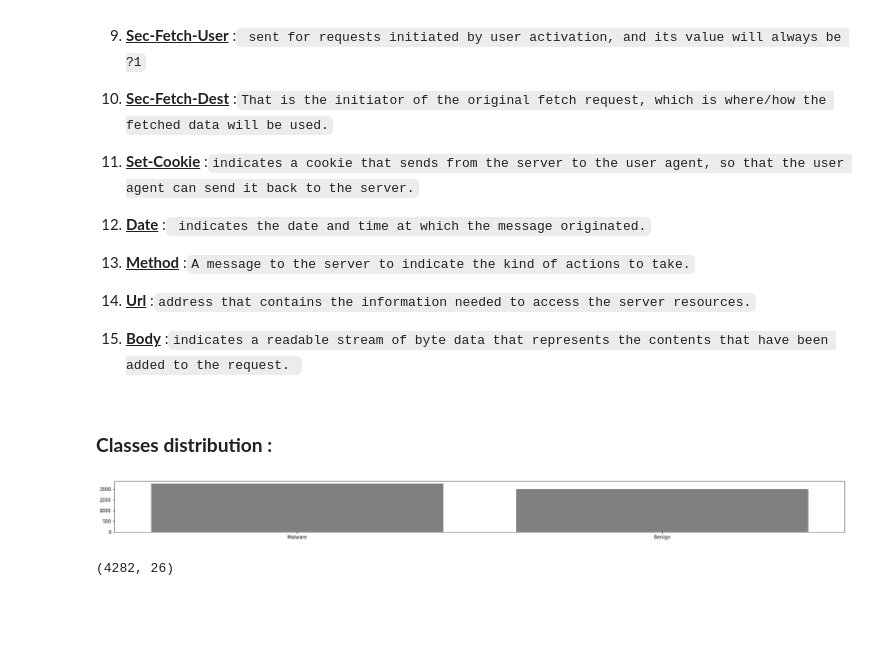
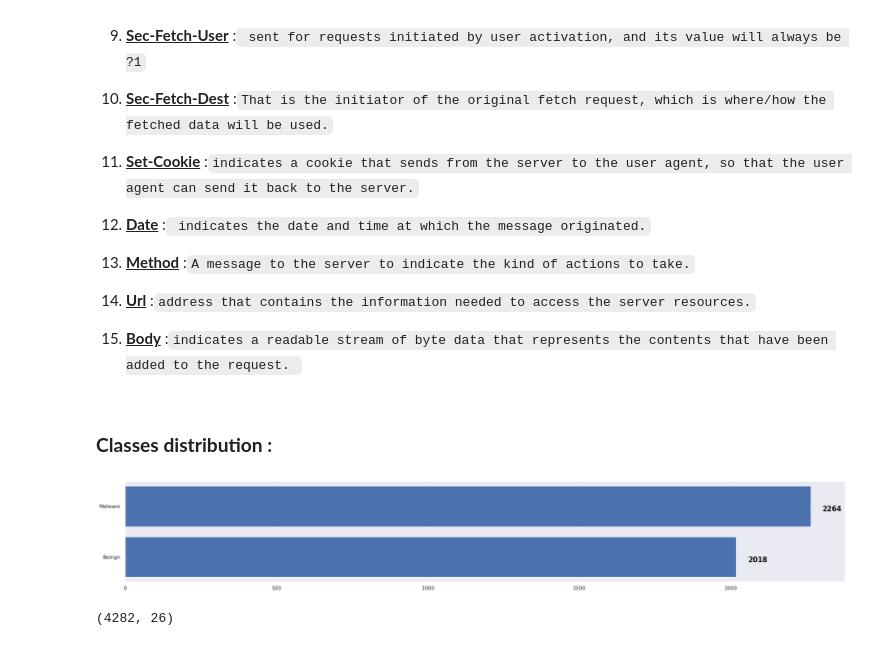
Before and after one commit to d0lev/API-Security-Detection, a Jupyter notebook: challenge_1.ipynb, the cells around one changed output. Drawn from its saved outputs; the diff is of its cells as text; code cells hidden in the pictures; blank space fills up the shorter version.

```diff
--- a/challenge_1.ipynb
+++ b/challenge_1.ipynb
@@ -106,13 +101,28 @@ HTTP header that can be used in an HTTP request to provide information about the
   15. <ins>**Body**</ins> :`indicates a readable stream of byte data that represents the contents that have been added to the request. `
 # %% [markdown]
 ### **Classes distribution :**
-# %%
-fig = plt.figure(1, figsize=(28,2))
-classes_distribution = df['label'].value_counts().to_frame().reset_index().to_numpy()
-sns.barplot(x = [classes_distribution[0][0],classes_distribution[1][0]] , y = [classes_distribution[0][1] , classes_distribution[1][1]] , color = "gray")
-plt.show()
-# %% [output]
-[figure, removed]
+# %%
+classes_distribution = df['label'].value_counts().to_frame().reset_index().to_numpy()
+
+features = [classes_distribution[0][0],classes_distribution[1][0]]
+values = [classes_distribution[0][1] , classes_distribution[1][1]]
+
+fig, ax = plt.subplots(figsize =(28, 4))
+# Horizontal Bar Plot
+ax.barh(features, values)
+# Add x, y gridlines
+ax.grid(b = True, color ='grey',linestyle ='-.', linewidth = 0.5,alpha = 0.2)
+# Show top values
+ax.invert_yaxis()
+# Add annotation to bars
+counter = 0
+for i in ax.patches:
+    plt.text(i.get_width() + 40, i.get_y() + 0.5, str(round((i.get_width()), 2)),fontsize = 15, fontweight ='bold', color ='black')
+
+# Show Plot
+plt.show()
+# %% [output]
+[figure, added]
 # %%
 df.shape
 # %% [output]
```
Also changed, not shown: parts of 35 cells of this notebook.
